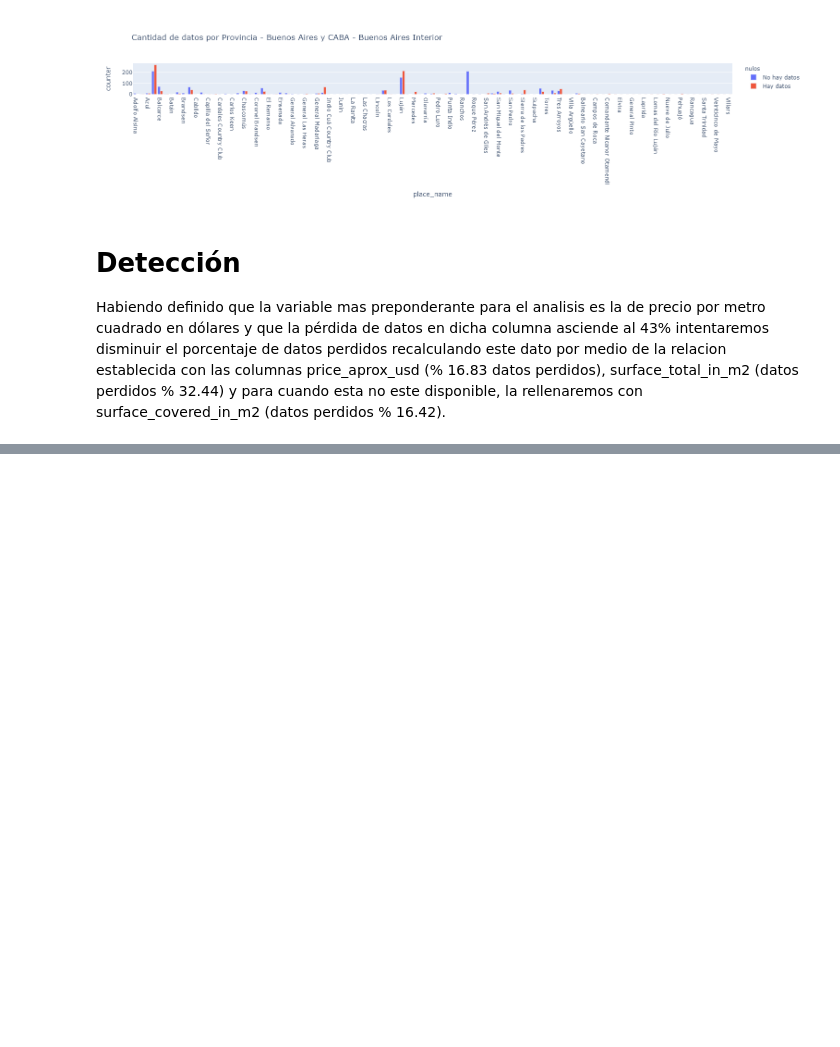
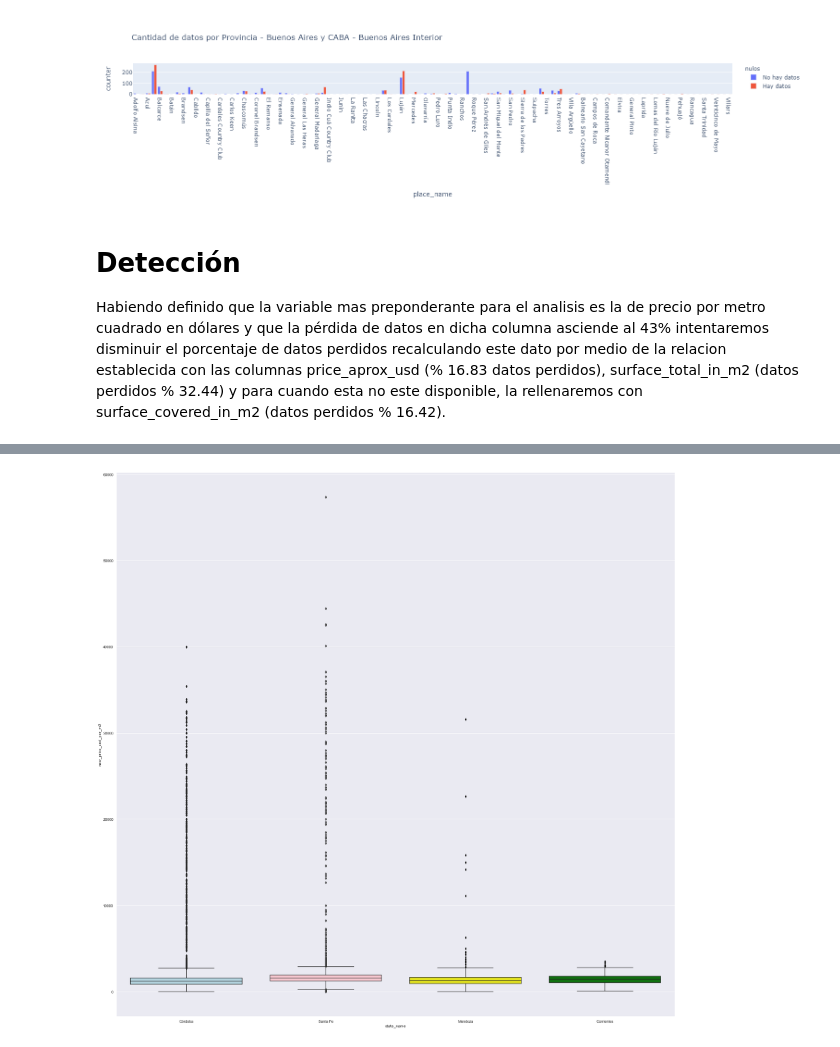
Before and after one commit to giustipatricio/grupo4-1120_ed_13, a Jupyter notebook: Nuevo_notebook.ipynb, the cells around one changed output, grey strips where cells are left out. Saved outputs shown, nothing was run; the diff lists cells and outputs as text; code cells hidden in the pictures; blank space fills up the shorter version.

```diff
--- a/Nuevo_notebook.ipynb
+++ b/Nuevo_notebook.ipynb
@@ -499,0 +665,12 @@ Habiendo definido que la variable mas preponderante para el analisis es la de pr
+# %%
+#creamos una lista de las provincias con mayor cantidad de datos
+suburb_values = ['Córdoba', 'Santa Fe', 'Mendoza', 'Corrientes', 'Neuquen']
+data_suburb_mask = df_3_provincias.state_name.apply(lambda x: x in suburb_values)
+data_suburb = df_3_provincias.loc[data_suburb_mask, :]
+#seleccionamos colores
+palette_suburb = ["lightblue", "pink", "yellow", "green", "orange"]
+sns.boxplot("state_name", "new_price_usd_per_m2", data=data_suburb, palette = palette_suburb)
+#modificacmos tamaño
+sns.set(rc={'figure.figsize':(40,40)})
+# %% [output]
+[figure, added]
```
Also changed, not shown: parts of 27 cells of this notebook.
